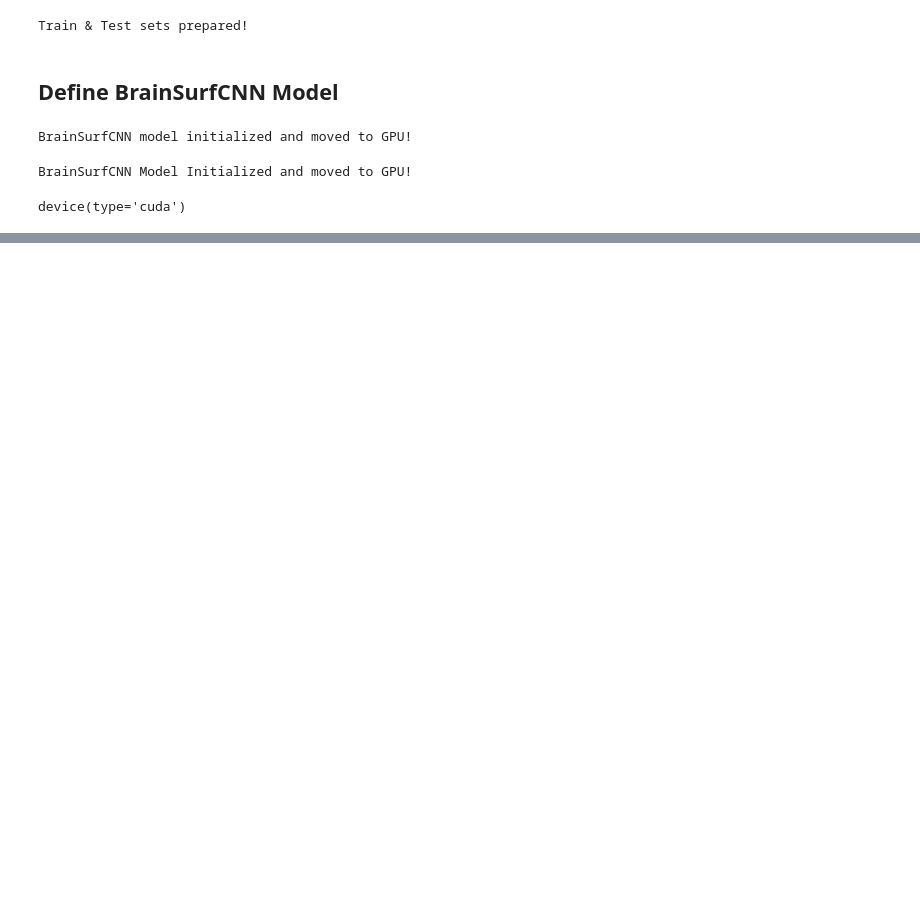
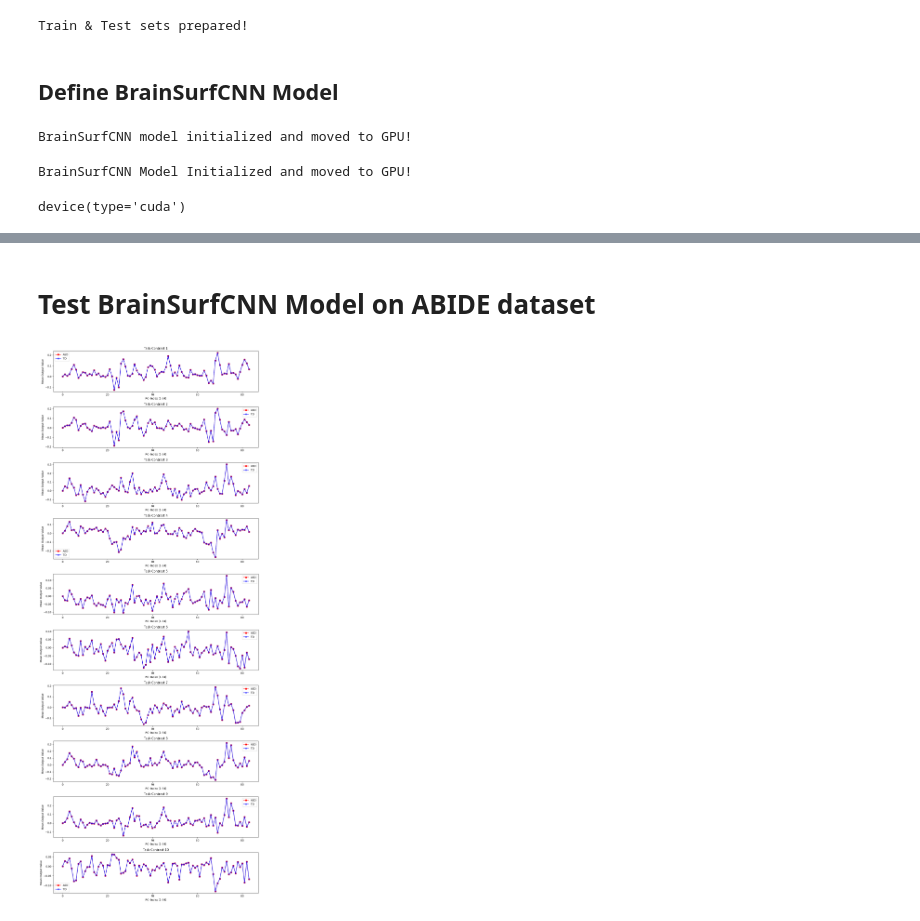
Before and after one commit to Wyw021214/ISP_autism, a Jupyter notebook: projects/fMRI/CNN_HCP.ipynb, the cells around one changed output, grey strips where cells are left out. Cells and saved outputs as stored; diff of their text form; code cells hidden in the pictures; blank space fills up the shorter version.

```diff
--- a/projects/fMRI/CNN_HCP.ipynb
+++ b/projects/fMRI/CNN_HCP.ipynb
@@ -588,0 +793,53 @@ plt.show()
+# %% [markdown]
+# Test BrainSurfCNN Model on ABIDE dataset
+# %%
+model = BrainSurfCNN()
+
+model.load_state_dict(torch.load("/content/drive/MyDrive/BrainSurfCNN.pth"))
+
+device = torch.device("cpu")
+model.to(device)
+
+# Transpose to (subjects, 84, 84)
+restFC_corr_asd = np.moveaxis(restFC_corr_asd, -1, 0)  # Shape: (N_asd, 84, 84)
+restFC_corr_td = np.moveaxis(restFC_corr_td, -1, 0)    # Shape: (N_td, 84, 84)
+
+# Convert to PyTorch tensors and add a channel dimension (needed for CNN input)
+restFC_corr_asd_tensor = torch.tensor(restFC_corr_asd[:, None, :, :], dtype=torch.float32).to(device)  # (N_asd, 1, 84, 84)
+restFC_corr_td_tensor = torch.tensor(restFC_corr_td[:, None, :, :], dtype=torch.float32).to(device)  # (N_td, 1, 84, 84)
+
+# Ensure model is in evaluation mode
+model.eval()
+
+# Function to get model predictions
+def get_model_outputs(fc_tensor):
+    with torch.no_grad():
+        outputs = model(fc_tensor)  # Shape: (N_subjects, ROI=84, num_task_contrasts)
+    return outputs.cpu().numpy()
+
+# Get model outputs for ASD and TD groups
+asd_outputs = get_model_outputs(restFC_corr_asd_tensor)
+td_outputs = get_model_outputs(restFC_corr_td_tensor)
+
+# Compute mean output across subjects
+asd_mean_output = np.mean(asd_outputs, axis=0)
+td_mean_output = np.mean(td_outputs, axis=0)
+
+# Get the number of task contrasts
+num_task_contrasts = asd_mean_output.shape[1]
+
+# Plot each task contrast comparison
+plt.figure(figsize=(12, num_task_contrasts * 3))
+for task_idx in range(num_task_contrasts):
+    plt.subplot(num_task_contrasts, 1, task_idx + 1)
+    plt.plot(asd_mean_output[:, task_idx], label="ASD", linestyle='-', marker='o', color='r')
+    plt.plot(td_mean_output[:, task_idx], label="TD", linestyle='-', marker='x', color='b')
+    plt.xlabel("ROI Index (1-84)")
+    plt.ylabel("Mean Output Value")
+    plt.title(f"Task Contrast {task_idx + 1}")
+    plt.legend()
+
+plt.tight_layout()
+plt.show()
+# %% [output]
+[figure, added]
```
Also changed, not shown: parts of 17 cells of this notebook.
